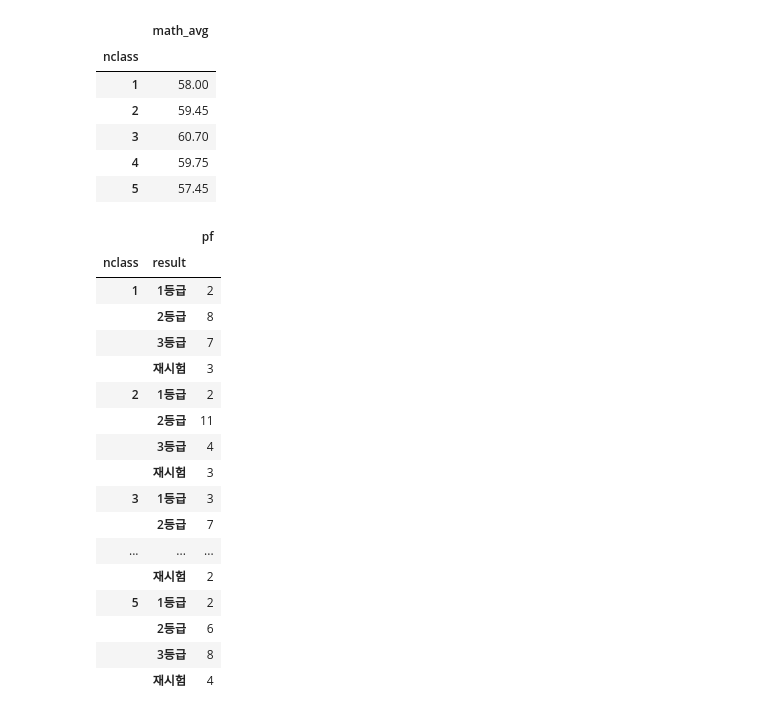
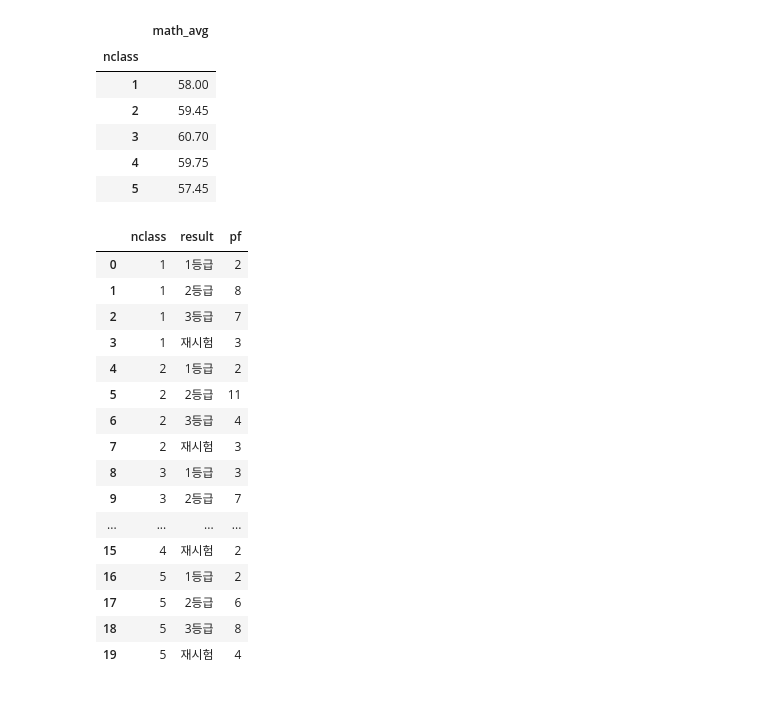
Before and after one commit to Hanjateacherson/SMHRD, a Jupyter notebook: python/03_01pandas_exam.ipynb, the cells around one changed output. Saved outputs shown, nothing was run; the diff lists cells and outputs as text; code cells hidden in the pictures.

```diff
--- a/python/03_01pandas_exam.ipynb
+++ b/python/03_01pandas_exam.ipynb
@@ -193,23 +193,24 @@ exam.groupby('nclass').agg(math_avg= ('math','mean'))
 # %%
 #nclass를 그룹으로 묶고 그룹별 result pass/fail인 사람들의 수를 구하기
 # %%
-exam.groupby(['nclass','result']).agg(pf = ('result', 'count'))
+examexam = exam.groupby(['nclass','result'],as_index= False).agg(pf = ('result', 'count'))
-# %% [output]
-|  |  | pf |
-| nclass | result |  |
-| 1 | 1등급 | 2 |
-|  | 2등급 | 8 |
-|  | 3등급 | 7 |
-|  | 재시험 | 3 |
-| 2 | 1등급 | 2 |
-|  | 2등급 | 11 |
-|  | 3등급 | 4 |
-|  | 재시험 | 3 |
-| 3 | 1등급 | 3 |
-|  | 2등급 | 7 |
-| ... | ... | ... |
-|  | 재시험 | 2 |
-| 5 | 1등급 | 2 |
-|  | 2등급 | 6 |
-|  | 3등급 | 8 |
-|  | 재시험 | 4 |
+# %%
+examexam
+# %% [output]
+|  | nclass | result | pf |
+| 0 | 1 | 1등급 | 2 |
+| 1 | 1 | 2등급 | 8 |
+| 2 | 1 | 3등급 | 7 |
+| 3 | 1 | 재시험 | 3 |
+| 4 | 2 | 1등급 | 2 |
+| 5 | 2 | 2등급 | 11 |
+| 6 | 2 | 3등급 | 4 |
+| 7 | 2 | 재시험 | 3 |
+| 8 | 3 | 1등급 | 3 |
+| 9 | 3 | 2등급 | 7 |
+| ... | ... | ... | ... |
+| 15 | 4 | 재시험 | 2 |
+| 16 | 5 | 1등급 | 2 |
+| 17 | 5 | 2등급 | 6 |
+| 18 | 5 | 3등급 | 8 |
+| 19 | 5 | 재시험 | 4 |
```
Also changed, not shown: parts of 4 cells of this notebook.
